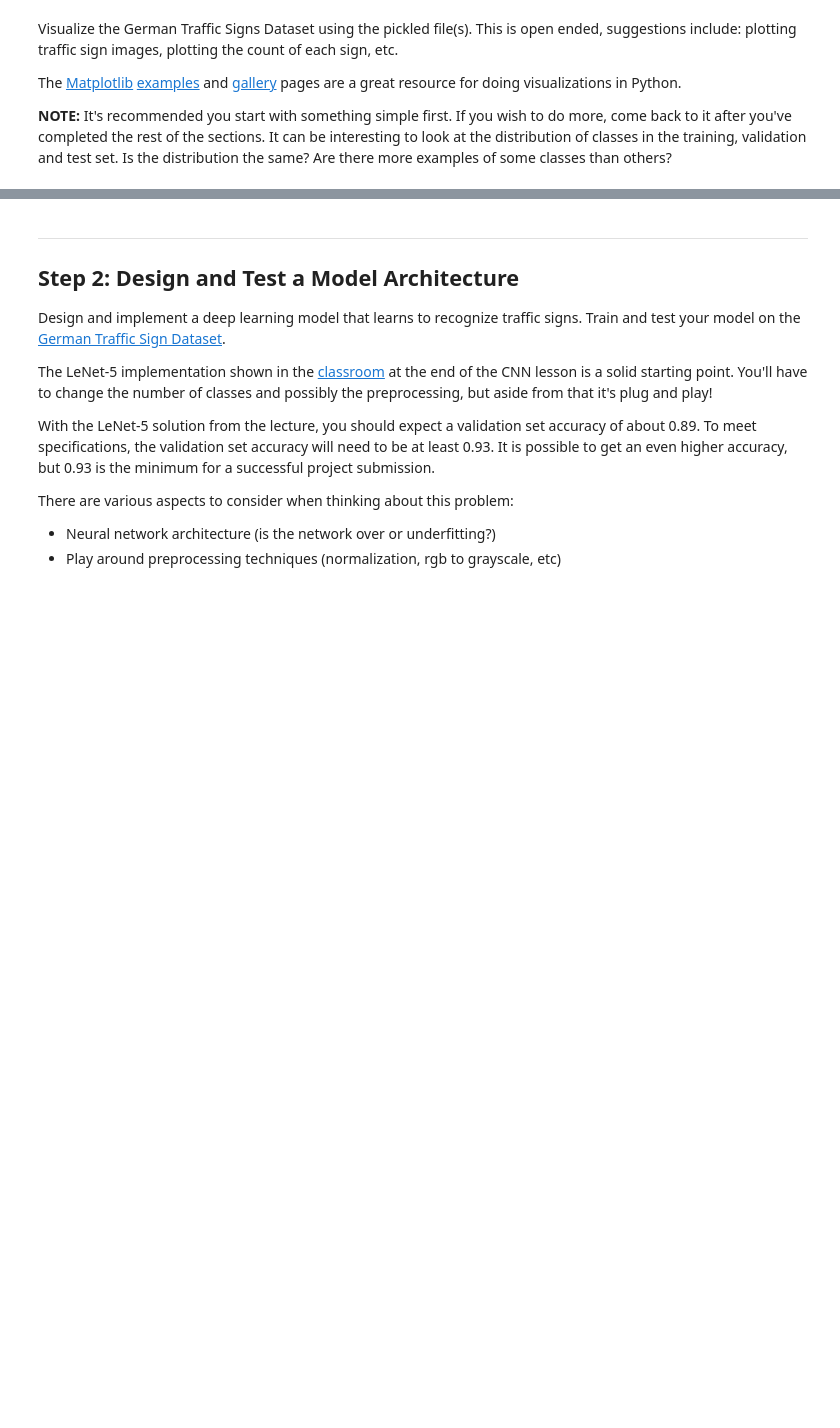
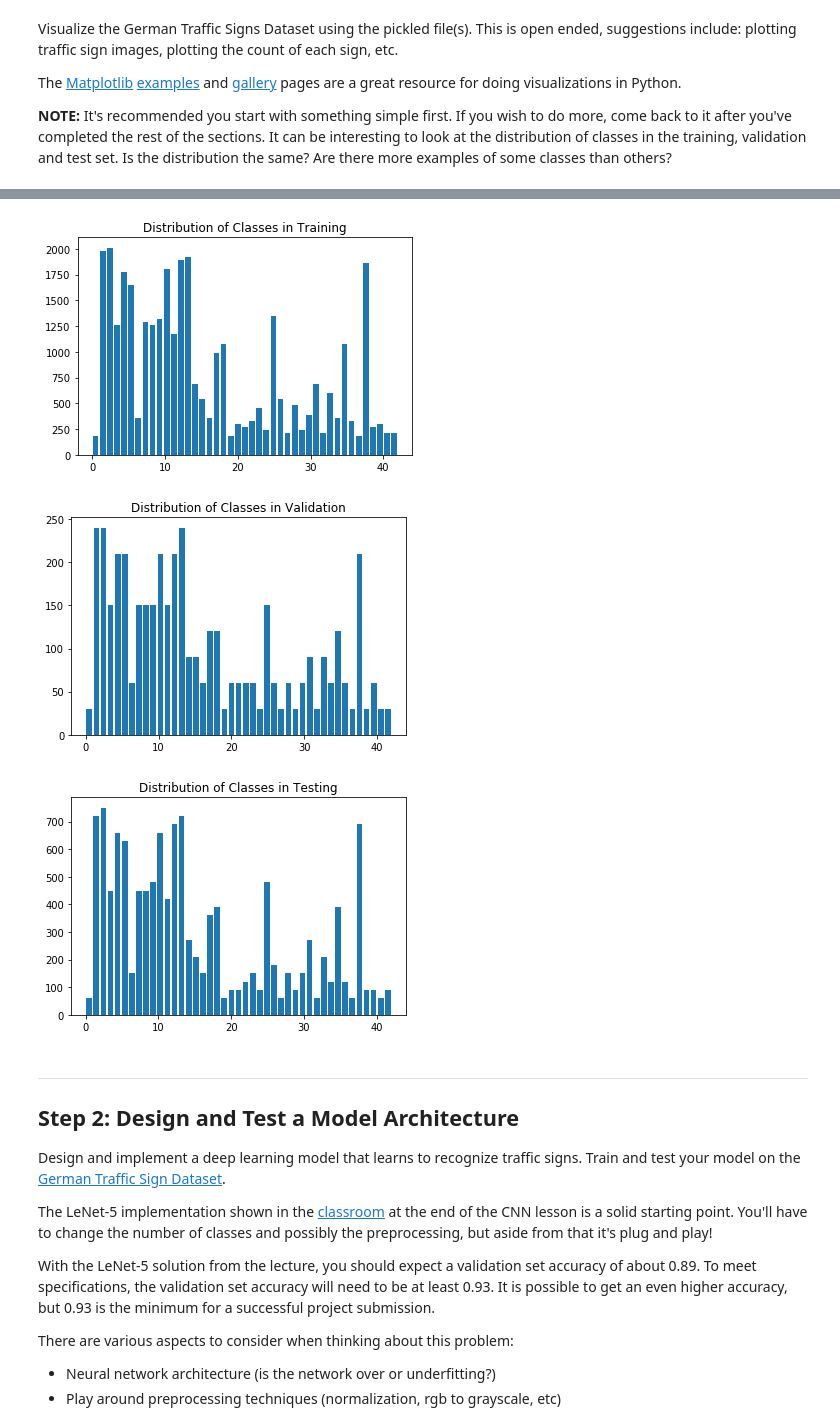
Before and after one commit to PedroHRPBS/CarND-Traffic-Sign-Classifier-Project, a Jupyter notebook: Traffic_Sign_Classifier.ipynb, the cells around one changed output, grey strips where cells are left out. Drawn from its saved outputs; the diff is of its cells as text; code cells hidden in the pictures; blank space fills up the shorter version.

```diff
--- a/Traffic_Sign_Classifier.ipynb
+++ b/Traffic_Sign_Classifier.ipynb
@@ -123,3 +116,19 @@ plt.show()
+# %%
+plt.hist(y_train, bins = n_classes, rwidth = 0.8)
+plt.title("Distribution of Classes in Training")
+plt.show()
+
+plt.hist(y_valid, bins = n_classes, rwidth = 0.8)
+plt.title("Distribution of Classes in Validation")
+plt.show()
+
+plt.hist(y_test, bins = n_classes, rwidth = 0.8)
+plt.title("Distribution of Classes in Testing")
+plt.show()
+# %% [output]
+[figure, added]
+[figure, added]
+[figure, added]
 # %% [markdown]
 ----
 
```
Also changed, not shown: parts of 24 cells of this notebook.
